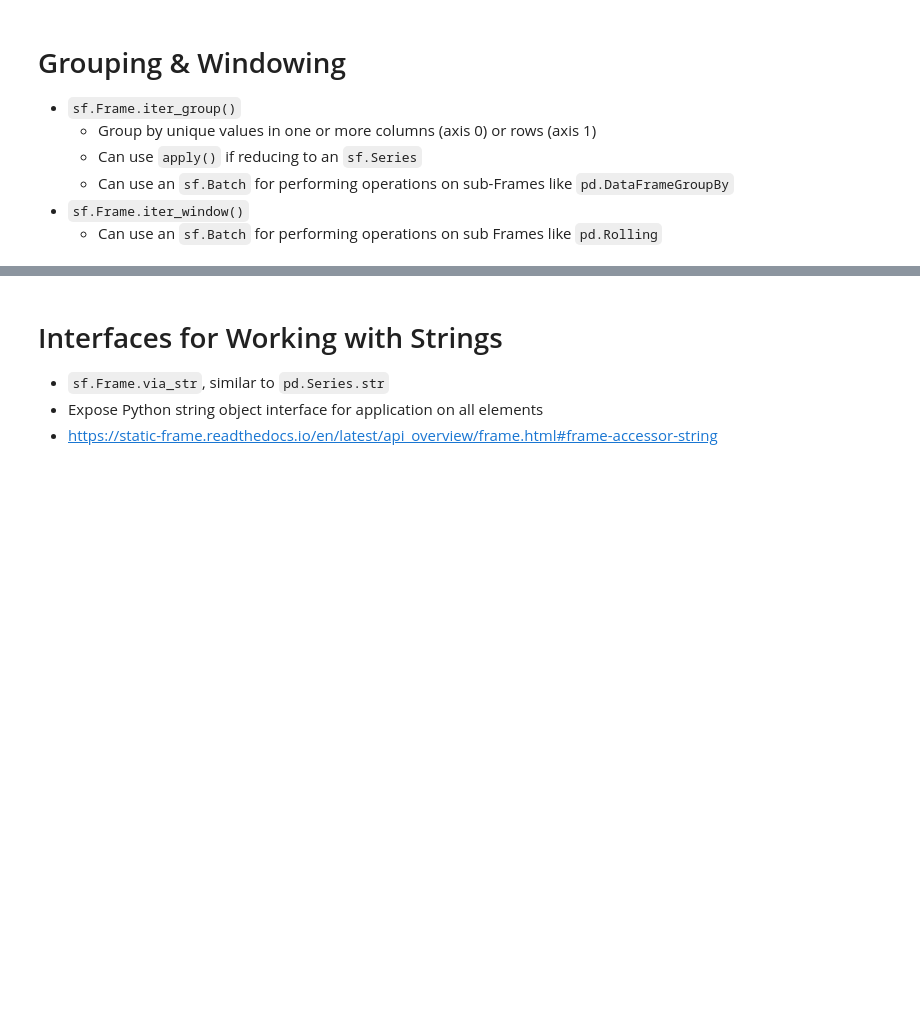
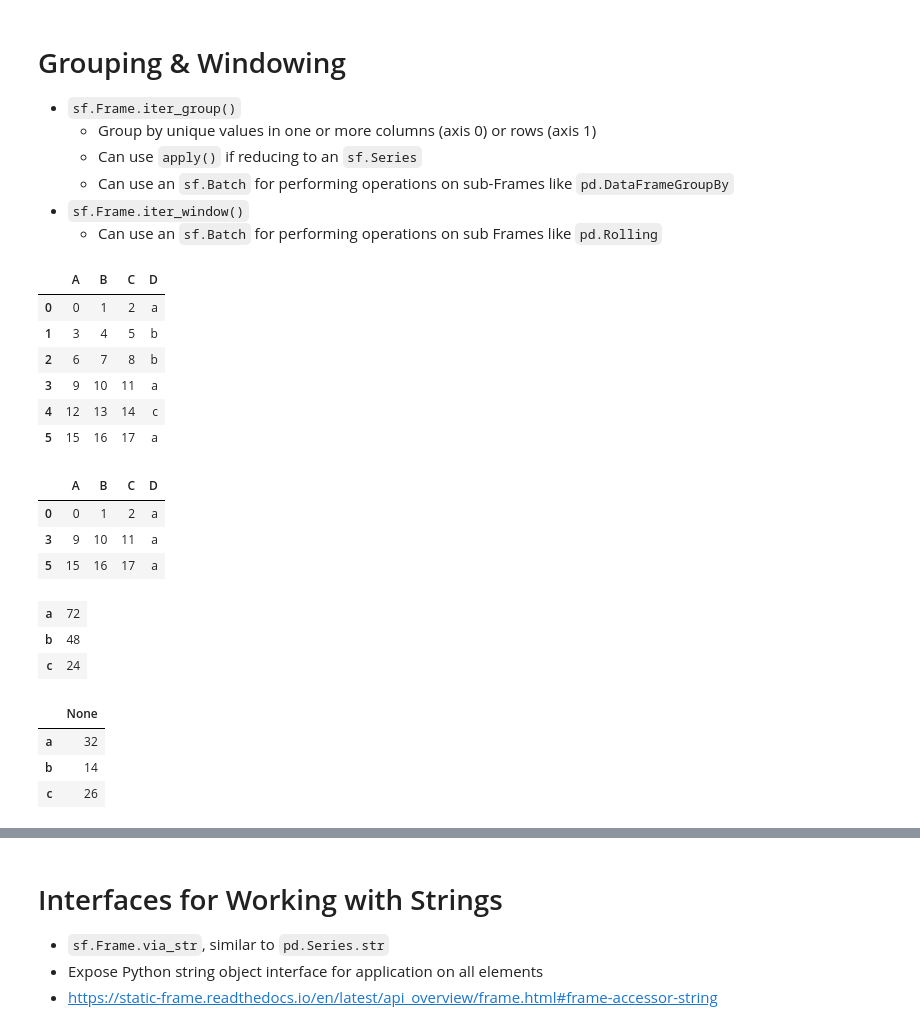
Before and after one commit to static-frame/static-frame, a Jupyter notebook: doc/source/articles/dfbp.ipynb, the cells around one changed output, grey strips where cells are left out. Drawn from its saved outputs; the diff is of its cells as text; code cells hidden in the pictures; blank space fills up the shorter version.

```diff
--- a/doc/source/articles/dfbp.ipynb
+++ b/doc/source/articles/dfbp.ipynb
@@ -569,3 +609,36 @@ array([ 0,  3,  6,  9, 12, 15])
     * Can use an `sf.Batch` for performing operations on sub-Frames like `pd.DataFrameGroupBy`
 * `sf.Frame.iter_window()`
     * Can use an `sf.Batch` for performing operations on sub Frames like `pd.Rolling`
+# %%
+f5
+# %% [output]
+|  | A | B | C | D |
+| 0 | 0 | 1 | 2 | a |
+| 1 | 3 | 4 | 5 | b |
+| 2 | 6 | 7 | 8 | b |
+| 3 | 9 | 10 | 11 | a |
+| 4 | 12 | 13 | 14 | c |
+| 5 | 15 | 16 | 17 | a |
+# %%
+# Iterate the first group by unique values found in column 'D'
+next(iter(f5.iter_group('D')))
+# %% [output]
+|  | A | B | C | D |
+| 0 | 0 | 1 | 2 | a |
+| 3 | 9 | 10 | 11 | a |
+| 5 | 15 | 16 | 17 | a |
+# %%
+# Applying a function returns a sf.Series labelled by group
+f5.iter_group('D', drop=True).apply(lambda f: f.nbytes)
+# %% [output]
+| a | 72 |
+| b | 48 |
+| c | 24 |
+# %%
+# Can do operations on all groups (each sf.Frame) with a sf.Batch
+sf.Batch(f5.iter_group_items('D')).loc[sf.ILoc[-1], ['A', 'C']].sum().to_frame()
+# %% [output]
+|  | None |
+| a | 32 |
+| b | 14 |
+| c | 26 |
```
Also changed, not shown: parts of 23 cells of this notebook.
